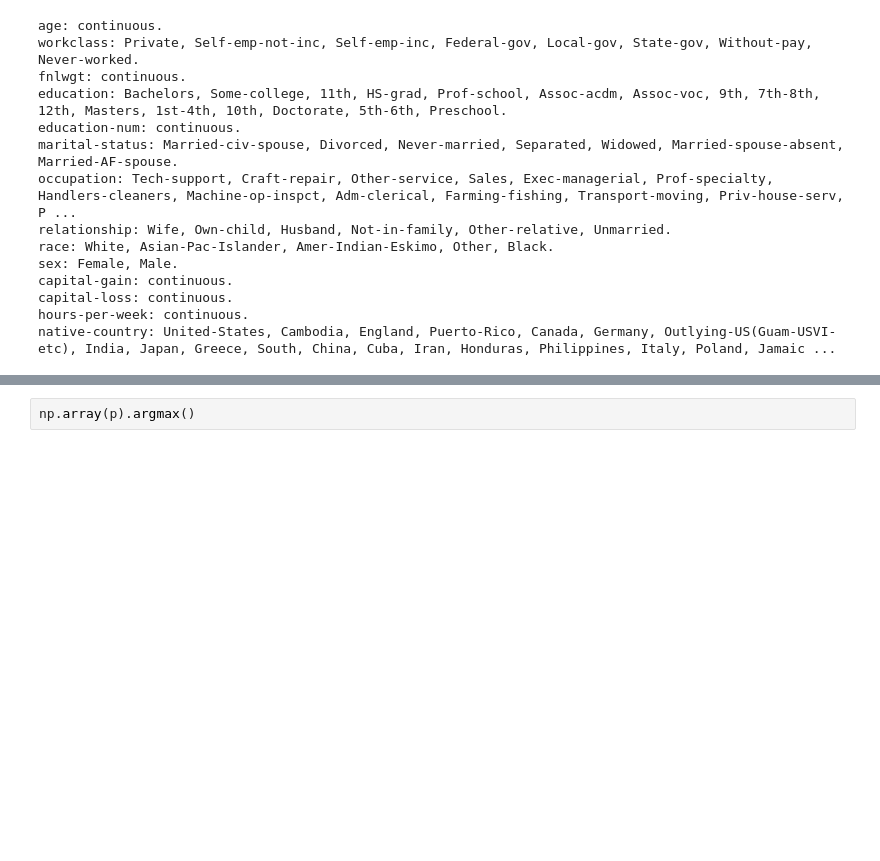
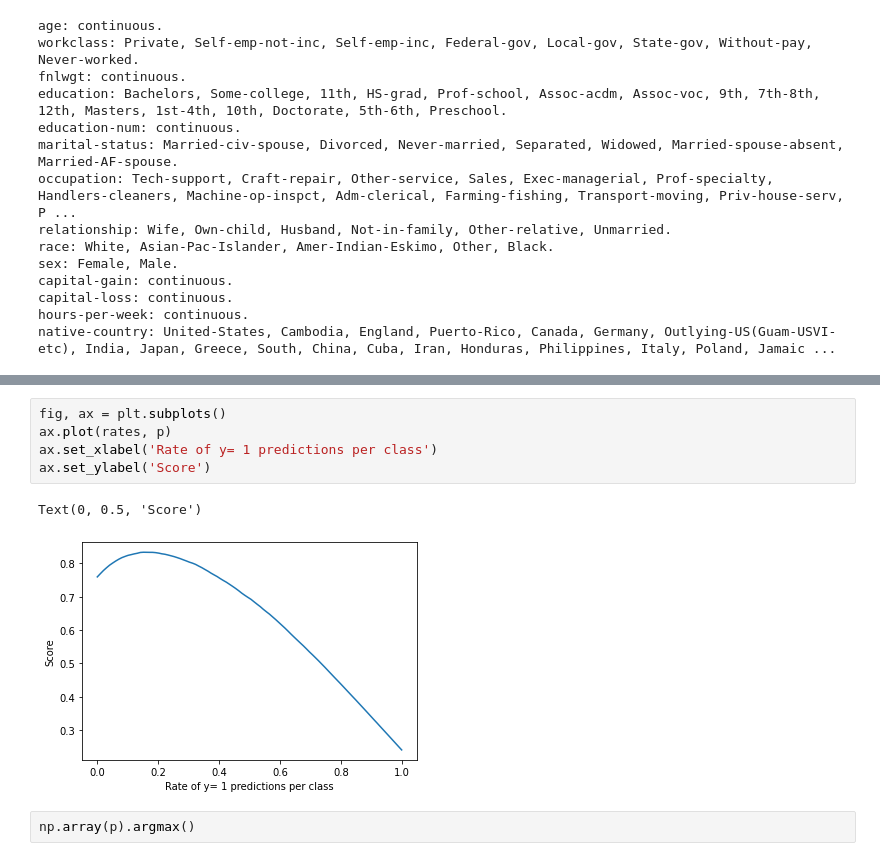
Before and after one commit to leevironty/stat-ml-project, a Jupyter notebook: main.ipynb, the cells around one changed output, grey strips where cells are left out. Drawn from its saved outputs; the diff is of its cells as text; blank space fills up the shorter version.

```diff
--- a/main.ipynb
+++ b/main.ipynb
@@ -308,3 +204,11 @@ plt.plot(rates, p)
+# %%
+fig, ax = plt.subplots()
+ax.plot(rates, p)
+ax.set_xlabel('Rate of y= 1 predictions per class')
+ax.set_ylabel('Score')
+# %% [output]
+Text(0, 0.5, 'Score')
+[figure, added]
 # %%
 np.array(p).argmax()
 # %% [output]
```
Also changed, not shown: parts of 65 cells of this notebook.
